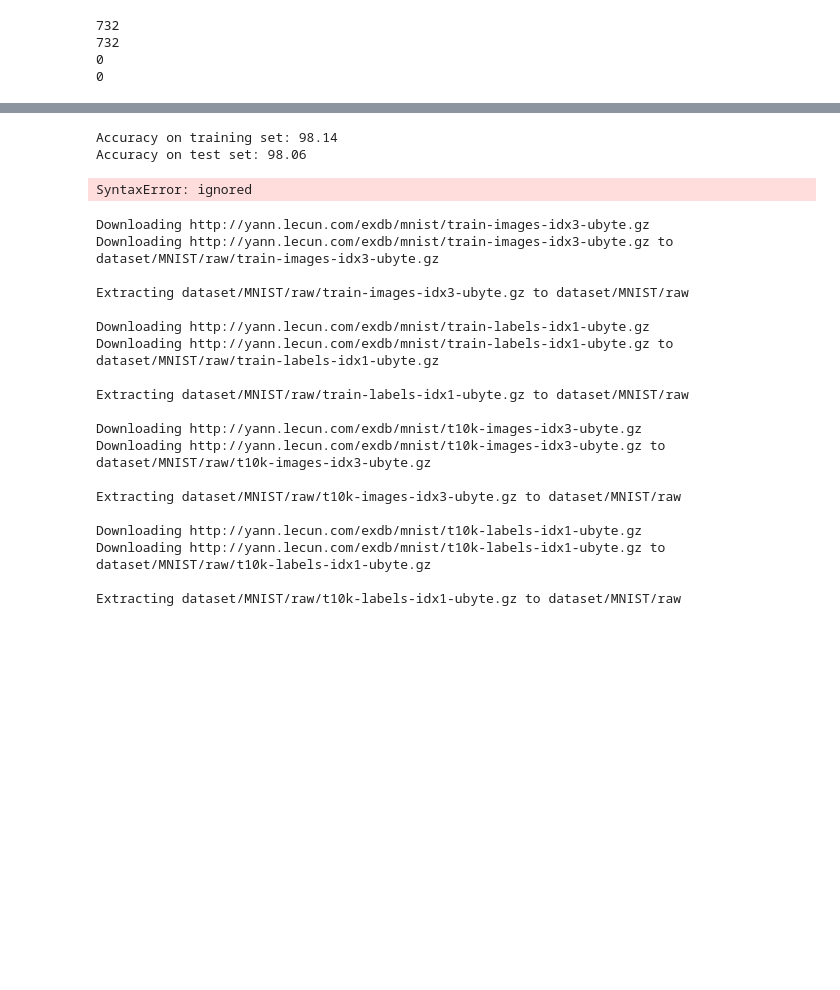
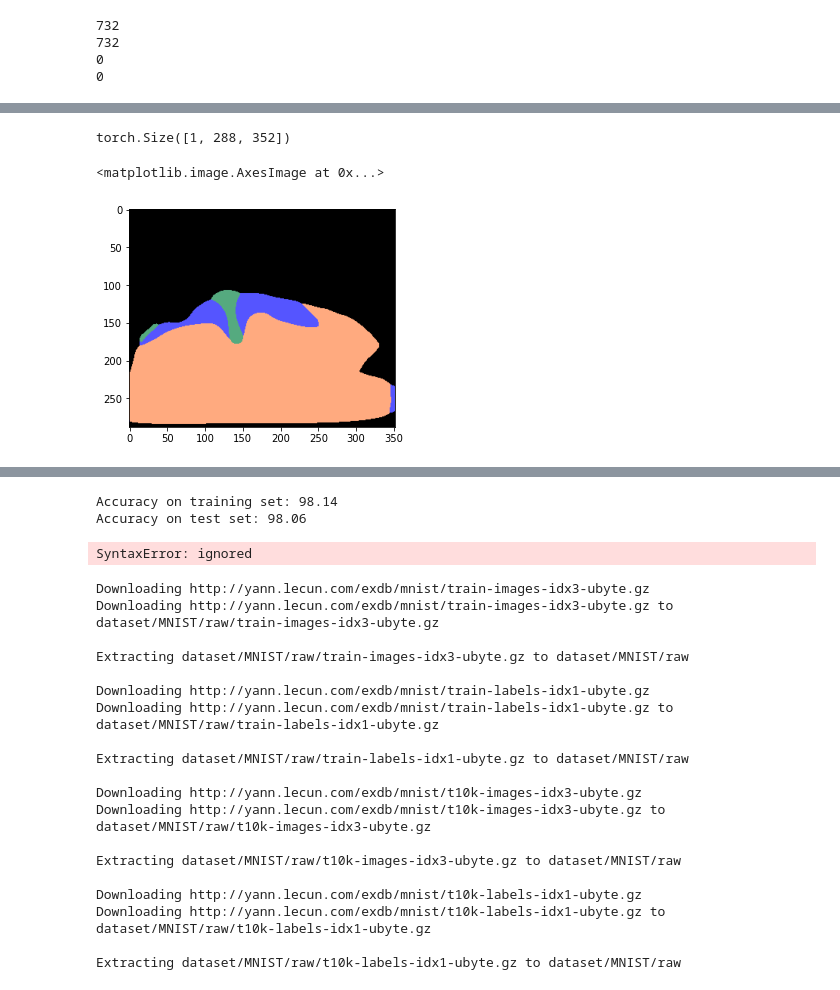
Before and after one commit to weslyca/Lite-HRNet-pytorch, a Jupyter notebook: CNN_pytorch.ipynb, the cells around one changed output, grey strips where cells are left out. Saved outputs shown, nothing was run; the diff lists cells and outputs as text; code cells hidden in the pictures; blank space fills up the shorter version.

Commit message:
first training

```diff
--- a/CNN_pytorch.ipynb
+++ b/CNN_pytorch.ipynb
@@ -646,28 +646,28 @@ class HighResolutionNet(nn.Module):
         x2 = F.interpolate(x[2], size=(x0_h, x0_w), mode='bilinear', align_corners=ALIGN_CORNERS)
         x3 = F.interpolate(x[3], size=(x0_h, x0_w), mode='bilinear', align_corners=ALIGN_CORNERS)
 
-        print()
-        print(x[0].shape)
-        print(x[1].shape)
-        print(x[2].shape)
-        print(x[3].shape)
+        # print()
+        # print(x[0].shape)
+        # print(x[1].shape)
+        # print(x[2].shape)
+        # print(x[3].shape)
         x = torch.cat([x[0], x1, x2, x3], 1)
 
         x = self.last_layer(x)
 
-        print(x.shape)
+        # print(x.shape)
 
         ph, pw = x.shape[2], x.shape[3]
-        h, w = 28, 28
+        h, w = 288, 352
 
         final_x = None
         if ph != h or pw != w:
             final_x = F.interpolate(input=x, size=(
                 h, w), mode='bilinear', align_corners=_C.MODEL.ALIGN_CORNERS)
 
-        print(final_x.shape)
+        # print(final_x.shape)
 
-        return x
+        return final_x
 
     def init_weights(self, pretrained='',):
         logger.info('=> init weights from normal distribution')
@@ -908,7 +902,7 @@ class RTKDataset(Dataset):
         # print(img[0])
 
         # print(np.unique(img))
-        label = torch.zeros((img.shape[0], img.shape[1]))
+        label = torch.zeros((img.shape[0], img.shape[1]), dtype=torch.long)
 
         for i in range(img.shape[0]):
             for j in range(img.shape[1]):
@@ -989,0 +1096,6 @@ RuntimeError: ignored
+# %%
+
+
+model = HighResolutionNet(_C).double().to(device)
+model.load_state_dict(torch.load('/content/drive/Shareddrives/Carro Autonomo/HRNetTraining/model_RTK_3epochs'))
+model.eval()
@@ -989,0 +1143,20 @@ RuntimeError: ignored
+# %%
+model.eval()
+# print(train_dataset[0]['images'].unsqueeze(0).shape)
+scores = model(train_dataset[234]['images'].unsqueeze(0).to(device=device))
+_, predictions = scores.max(1)
+print(predictions.shape)
+
+img = np.zeros((predictions.shape[1], predictions.shape[2], 3), dtype=np.int)
+for i in range(img.shape[0]):
+    for j in range(img.shape[1]):
+      class_ = predictions[0][i][j].item()
+      img[i][j][0] = color_map[class_][0]
+      img[i][j][1] = color_map[class_][1]
+      img[i][j][2] = color_map[class_][2]
+
+plt.imshow(img)
+# %% [output]
+torch.Size([1, 288, 352])
+<matplotlib.image.AxesImage at 0x...>
+[figure, added]
```
Also changed, not shown: parts of 14 cells of this notebook.
